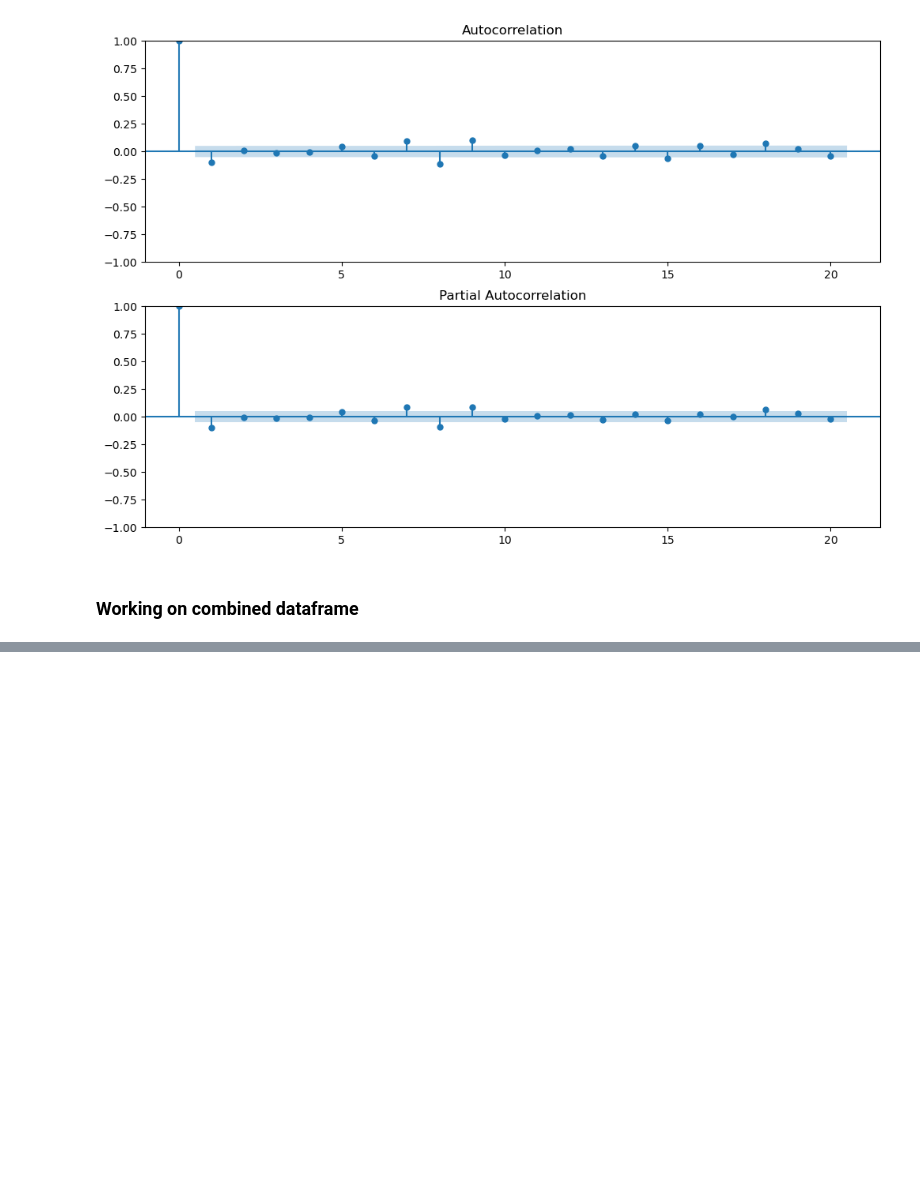
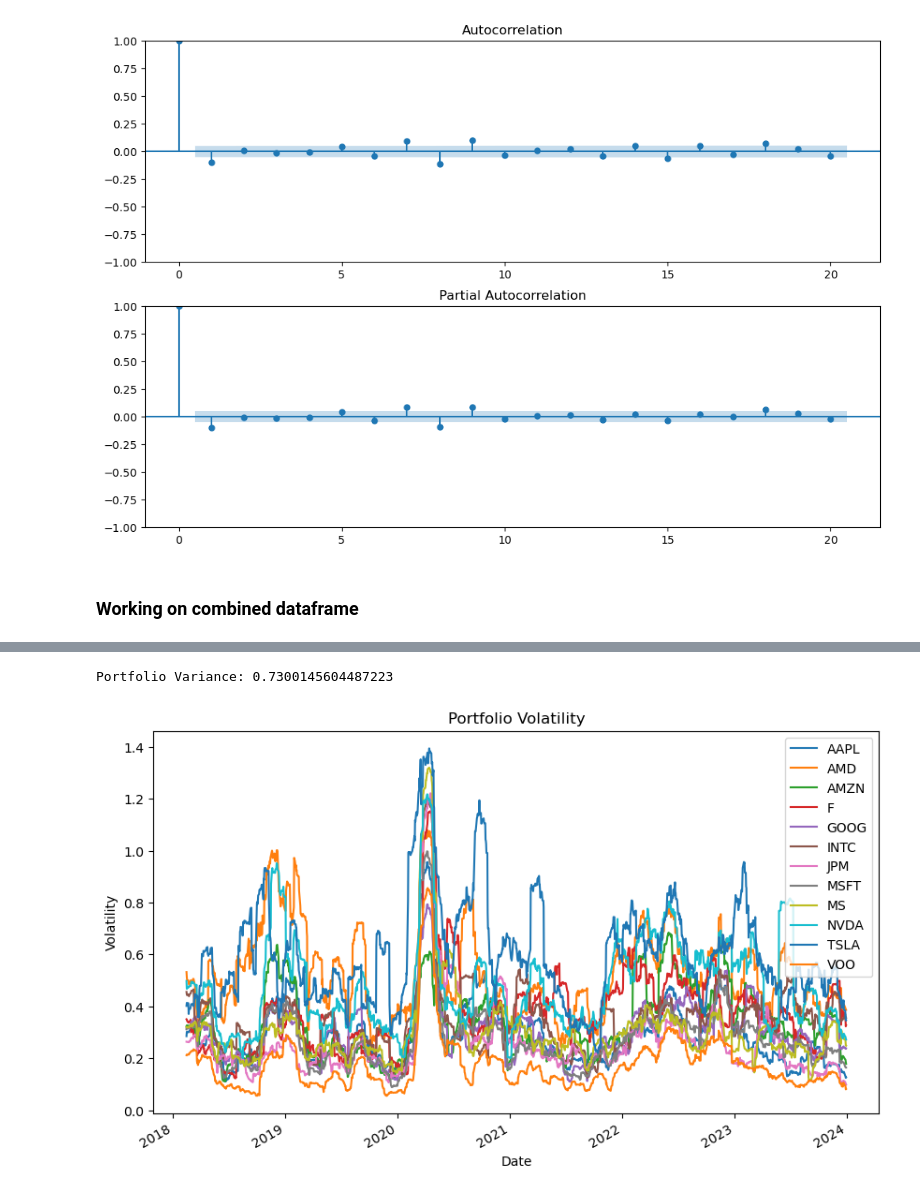
Before and after one commit to dwu359/ml-portfolio-optimization, a Jupyter notebook: portfolio_optimization.ipynb, the cells around one changed output, grey strips where cells are left out. Drawn from its saved outputs; the diff is of its cells as text; code cells hidden in the pictures; blank space fills up the shorter version.

```diff
--- a/portfolio_optimization.ipynb
+++ b/portfolio_optimization.ipynb
@@ -287,0 +333,20 @@ comb_stock.head()
+# %%
+# Allocate equal weights to all stocks
+
+weights = [0.25, 0.25, 0.25, 0.25, 0.25, 0.25, 0.25, 0.25, 0.25, 0.25, 0.25, 0.25]
+portfolio_variance = np.transpose(weights) @ covariance @ weights
+print(f'Portfolio Variance: {portfolio_variance}')
+# %% [output]
+Portfolio Variance: 0.7300145604487223
+# %%
+# Calculate the portfolio volatility
+
+windowed = portfolio_returns.rolling(30)
+volatility = windowed.std() * np.sqrt(252)
+volatility.plot(figsize=(10,6))
+plt.title('Portfolio Volatility')
+plt.xlabel('Date')
+plt.ylabel('Volatility')
+plt.show()
+# %% [output]
+[figure, added]
```
Also changed, not shown: parts of 13 cells of this notebook.
